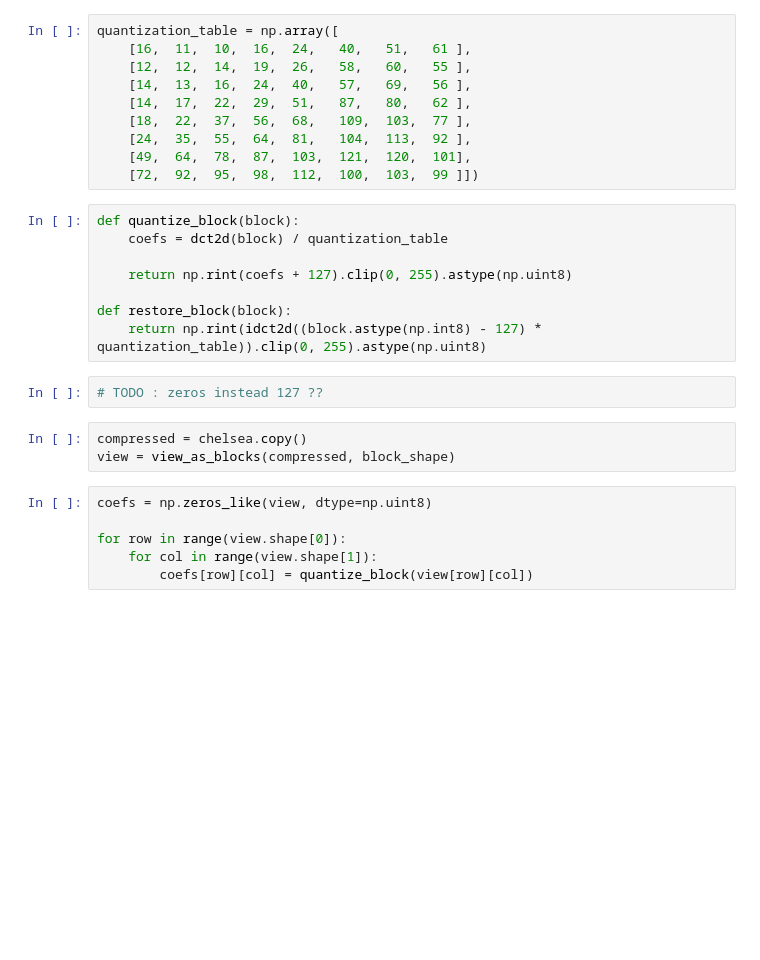
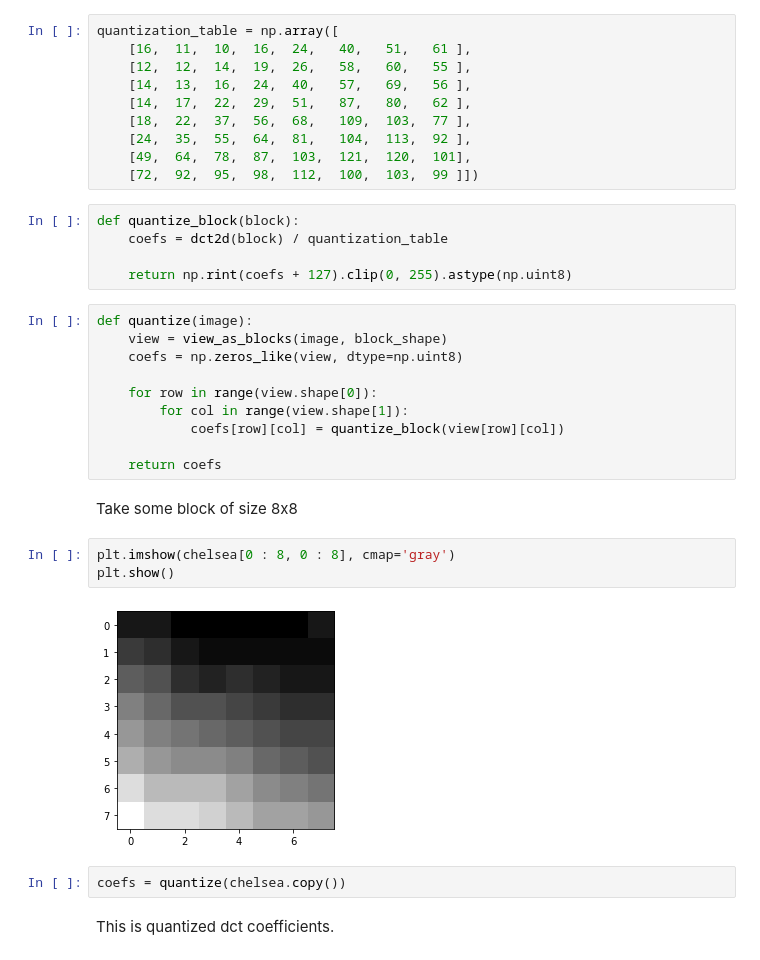
Before and after one commit to egorchistov/jpeg, a Jupyter notebook: jpeg_basics.ipynb, the cells around one changed output. Drawn from its saved outputs; the diff is of its cells as text; blank space fills up the shorter version.

```diff
--- a/jpeg_basics.ipynb
+++ b/jpeg_basics.ipynb
@@ -54,17 +79,24 @@ def quantize_block(block):
     coefs = dct2d(block) / quantization_table
 
     return np.rint(coefs + 127).clip(0, 255).astype(np.uint8)
-
-def restore_block(block):
-    return np.rint(idct2d((block.astype(np.int8) - 127) * quantization_table)).clip(0, 255).astype(np.uint8)
-# %%
-# TODO : zeros instead 127 ??
-# %%
-compressed = chelsea.copy()
-view = view_as_blocks(compressed, block_shape)
 # %%
-coefs = np.zeros_like(view, dtype=np.uint8)
+def quantize(image):
+    view = view_as_blocks(image, block_shape)
+    coefs = np.zeros_like(view, dtype=np.uint8)
 
-for row in range(view.shape[0]):
-    for col in range(view.shape[1]):
-        coefs[row][col] = quantize_block(view[row][col])
+    for row in range(view.shape[0]):
+        for col in range(view.shape[1]):
+            coefs[row][col] = quantize_block(view[row][col])
+
+    return coefs
+# %% [markdown]
+Take some block of size 8x8
+# %%
+plt.imshow(chelsea[0 : 8, 0 : 8], cmap='gray')
+plt.show()
+# %% [output]
+[figure, added]
+# %%
+coefs = quantize(chelsea.copy())
+# %% [markdown]
+This is quantized dct coefficients.
```
Also changed, not shown: parts of 35 cells of this notebook.
